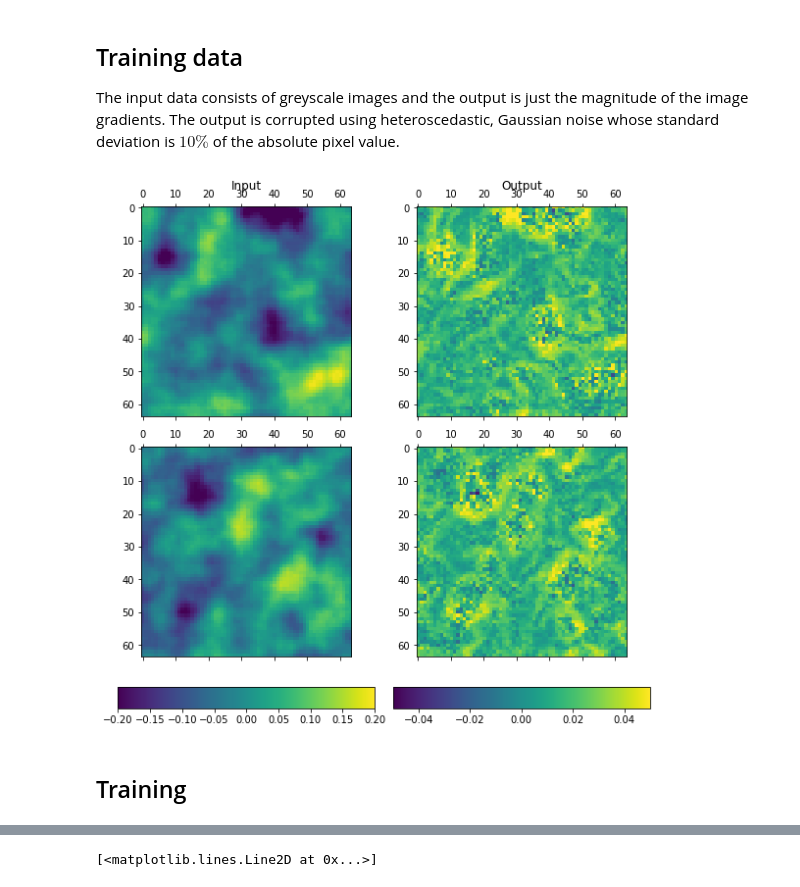
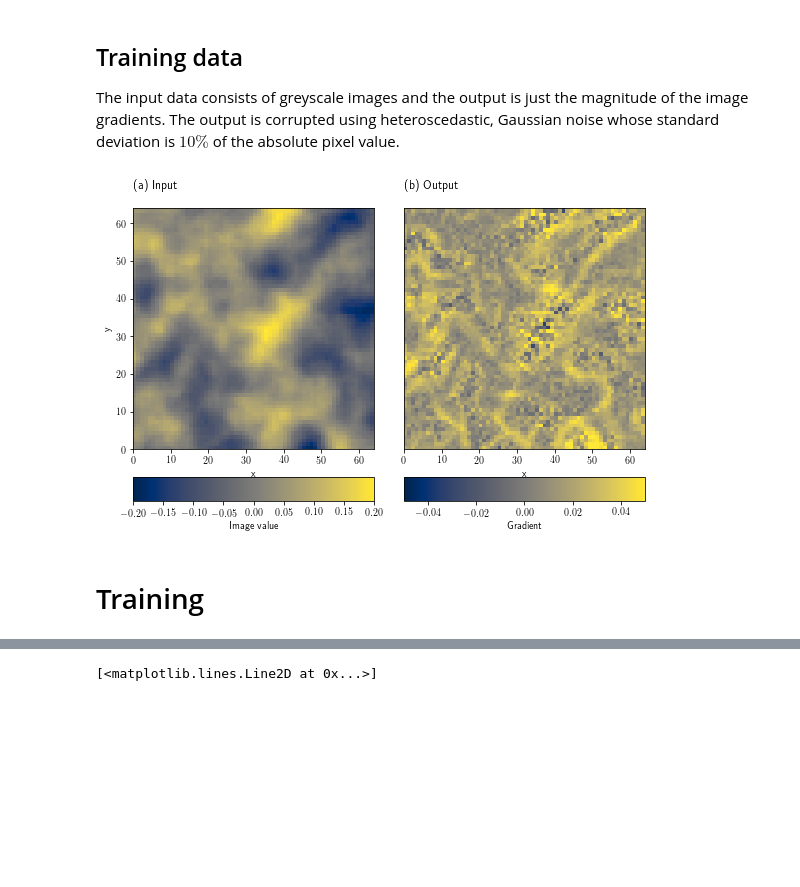
Before and after one commit to SEE-GEO/regn, a Jupyter notebook: notebooks/examples/train_unet.ipynb, the cells around one changed output, grey strips where cells are left out. Saved outputs shown, nothing was run; the diff lists cells and outputs as text; code cells hidden in the pictures; blank space fills up the shorter version.

```diff
--- a/notebooks/examples/train_unet.ipynb
+++ b/notebooks/examples/train_unet.ipynb
@@ -77,4 +20,0 @@ def plot_data(x, y, n = 4):
-# %%
-f = plot_data(x, y, 2)
-# %% [output]
-[figure, removed]
@@ -81,5 +24,9 @@ f = plot_data(x, y, 2)
+# %%
+f = training_data.plot_data(1)
+# %% [output]
+[figure, added]
 # %% [markdown]
-## Training
+# Training
 # %%
 from typhon.retrieval.qrnn import QRNN
 from typhon.retrieval.qrnn.models.pytorch import UNet
```
Also changed, not shown: parts of 8 cells of this notebook, 18 other files.
